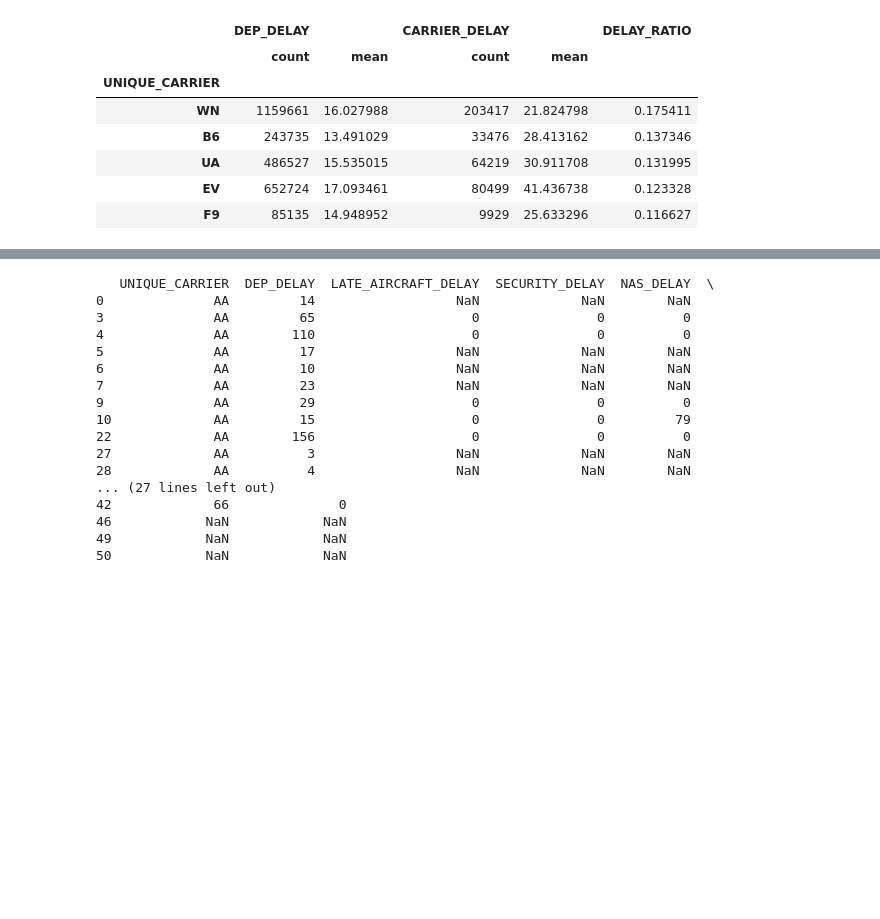
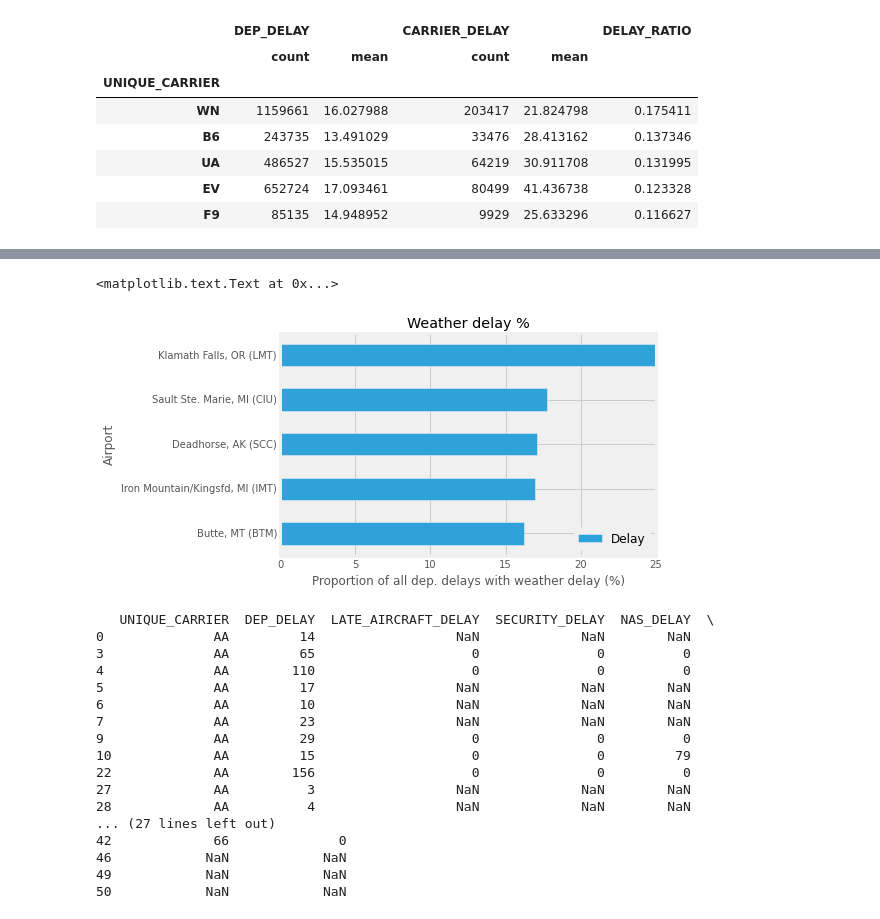
Before and after one commit to LeonhardFS/flightbbq, a Jupyter notebook: 03_DataExploration.ipynb, the cells around one changed output, grey strips where cells are left out. Cells and saved outputs as stored; diff of their text form; code cells hidden in the pictures; blank space fills up the shorter version.

Commit message:
Update data exploration

```diff
--- a/03_DataExploration.ipynb
+++ b/03_DataExploration.ipynb
@@ -321,3 +305,24 @@ SD.head(10)
+# %%
+import numpy as np
+SD = complete2014Data[['ORIGIN', 'ORIGIN_CITY_NAME', 'WEATHER_DELAY']]
+SD = SD[SD.WEATHER_DELAY.notnull()]
+SD['AT_FAULT'] = (SD.WEATHER_DELAY > 0) * 100
+# SD = pd.merge(SD, ANames, how='left', on='UNIQUE_CARRIER')
+# SD.ix[(SD.LATE_AIRCRAFT_DELAY <= 0), 'LATE_AIRCRAFT_DELAY'] = np.nan
+SD['ORIGIN_CITY_NAME'] = SD['ORIGIN_CITY_NAME'] + ' (' + SD['ORIGIN'] + ')'
+
+SD = SD.groupby('ORIGIN').agg( {'AT_FAULT':['count', 'mean'], 'ORIGIN_CITY_NAME':'min'} )
+SD = SD[ (SD['AT_FAULT']['count'] > 0) ] # Make sure flights are above threshold
+# SD.ix[:, 'DELAY_RATIO'] = SD['LATE_AIRCRAFT_DELAY']['count'] / SD['DEP_DELAY']['count']
+SD = SD.sort(columns=('AT_FAULT', 'mean'), ascending=False)
+
+ax = SD.head(5).reset_index().iloc[::-1].plot(y=('AT_FAULT', 'mean'), x=('ORIGIN_CITY_NAME', 'min'), kind='barh', label='Delay')
+ax.set_xlabel('Proportion of all dep. delays with weather delay (%)')
+ax.set_ylabel('Airport')
+ax.set_title('Weather delay %')
+# %% [output]
+<matplotlib.text.Text at 0x...>
+[figure, added]
 # %%
 SD = complete2014Data[['UNIQUE_CARRIER', 'DEP_DELAY', 'LATE_AIRCRAFT_DELAY', 'SECURITY_DELAY', 'NAS_DELAY', 'CARRIER_DELAY', 'WEATHER_DELAY']]
 
```
Also changed, not shown: parts of 2 cells of this notebook.
